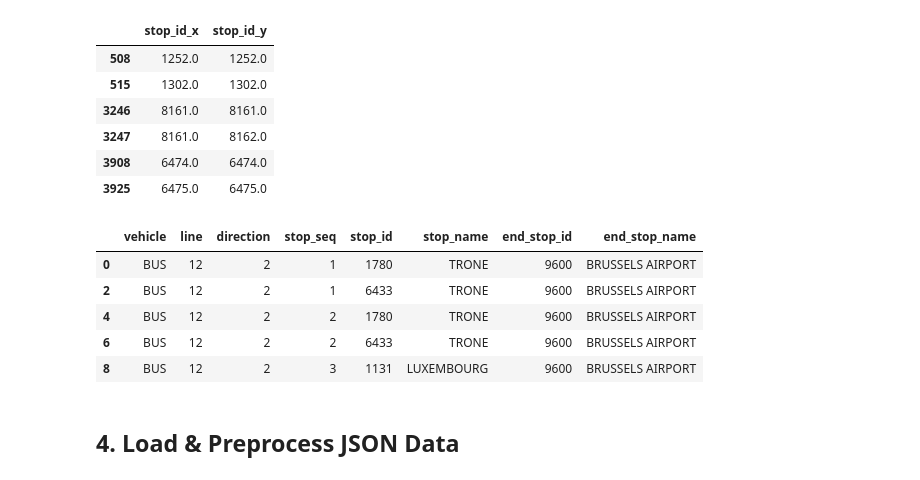
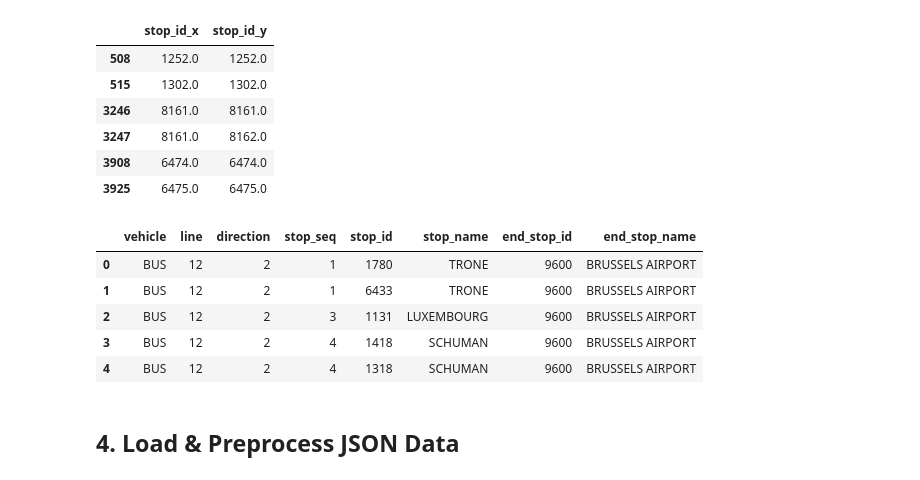
Before and after one commit to ahmadabusaiid/dm-stib-hack-my-ride, a Jupyter notebook: stib_vh_pos/stib_vh_pos_preprocess_db_load.ipynb, the cells around one changed output. Cells and saved outputs as stored; diff of their text form; code cells hidden in the pictures.

```diff
--- a/stib_vh_pos/stib_vh_pos_preprocess_db_load.ipynb
+++ b/stib_vh_pos/stib_vh_pos_preprocess_db_load.ipynb
@@ -328,33 +328,35 @@ stop_details = stop_details.drop(
 )
 
 stop_details.stop_id = stop_details.stop_id.astype('int64')
-# %%
-# join the stop details with itself, to get end_stop_id for each row
-
-stop_details = stop_details.merge(
-    stop_details,
-    how = 'inner',
-    left_on = ['vehicle', 'line', 'end_stop'],
-    right_on = ['vehicle', 'line', 'stop_name'],
-)[['vehicle', 'line', 'direction_x', 'stop_seq_x', 'stop_id_x', 'stop_name_x', 'stop_id_y', 'end_stop_x']].drop_duplicates().rename(
-    columns = {
-        'direction_x': 'direction',
-        'stop_seq_x': 'stop_seq',
-        'stop_id_x': 'stop_id',
-        'stop_name_x': 'stop_name',
-        'stop_id_y': 'end_stop_id',
-        'end_stop_x': 'end_stop_name'
-    }
-)
-
-stop_details.head()
-# %% [output]
-|  | vehicle | line | direction | stop_seq | stop_id | stop_name | end_stop_id | end_stop_name |
-| 0 | BUS | 12 | 2 | 1 | 1780 | TRONE | 9600 | BRUSSELS AIRPORT |
-| 2 | BUS | 12 | 2 | 1 | 6433 | TRONE | 9600 | BRUSSELS AIRPORT |
-| 4 | BUS | 12 | 2 | 2 | 1780 | TRONE | 9600 | BRUSSELS AIRPORT |
-| 6 | BUS | 12 | 2 | 2 | 6433 | TRONE | 9600 | BRUSSELS AIRPORT |
-| 8 | BUS | 12 | 2 | 3 | 1131 | LUXEMBOURG | 9600 | BRUSSELS AIRPORT |
+# %%
+# join the stop details with itself, to get end_stop_id for each row
+
+stop_details = stop_details.merge(
+    stop_details,
+    how = 'inner',
+    left_on = ['vehicle', 'line', 'end_stop'],
+    right_on = ['vehicle', 'line', 'stop_name'],
+)[['vehicle', 'line', 'direction_x', 'stop_seq_x', 'stop_id_x', 'stop_name_x', 'stop_id_y', 'end_stop_x']].drop_duplicates().rename(
+    columns = {
+        'direction_x': 'direction',
+        'stop_seq_x': 'stop_seq',
+        'stop_id_x': 'stop_id',
+        'stop_name_x': 'stop_name',
+        'stop_id_y': 'end_stop_id',
+        'end_stop_x': 'end_stop_name'
+    }
+).drop_duplicates(
+    subset = ['line', 'direction', 'stop_id', 'stop_name', 'end_stop_id', 'end_stop_name']
+).reset_index(drop = True)
+
+stop_details.head()
+# %% [output]
+|  | vehicle | line | direction | stop_seq | stop_id | stop_name | end_stop_id | end_stop_name |
+| 0 | BUS | 12 | 2 | 1 | 1780 | TRONE | 9600 | BRUSSELS AIRPORT |
+| 1 | BUS | 12 | 2 | 1 | 6433 | TRONE | 9600 | BRUSSELS AIRPORT |
+| 2 | BUS | 12 | 2 | 3 | 1131 | LUXEMBOURG | 9600 | BRUSSELS AIRPORT |
+| 3 | BUS | 12 | 2 | 4 | 1418 | SCHUMAN | 9600 | BRUSSELS AIRPORT |
+| 4 | BUS | 12 | 2 | 4 | 1318 | SCHUMAN | 9600 | BRUSSELS AIRPORT |
 # %% [markdown]
 ## 4. Load & Preprocess JSON Data
 # %%
```
Also changed, not shown: parts of 26 cells of this notebook.
